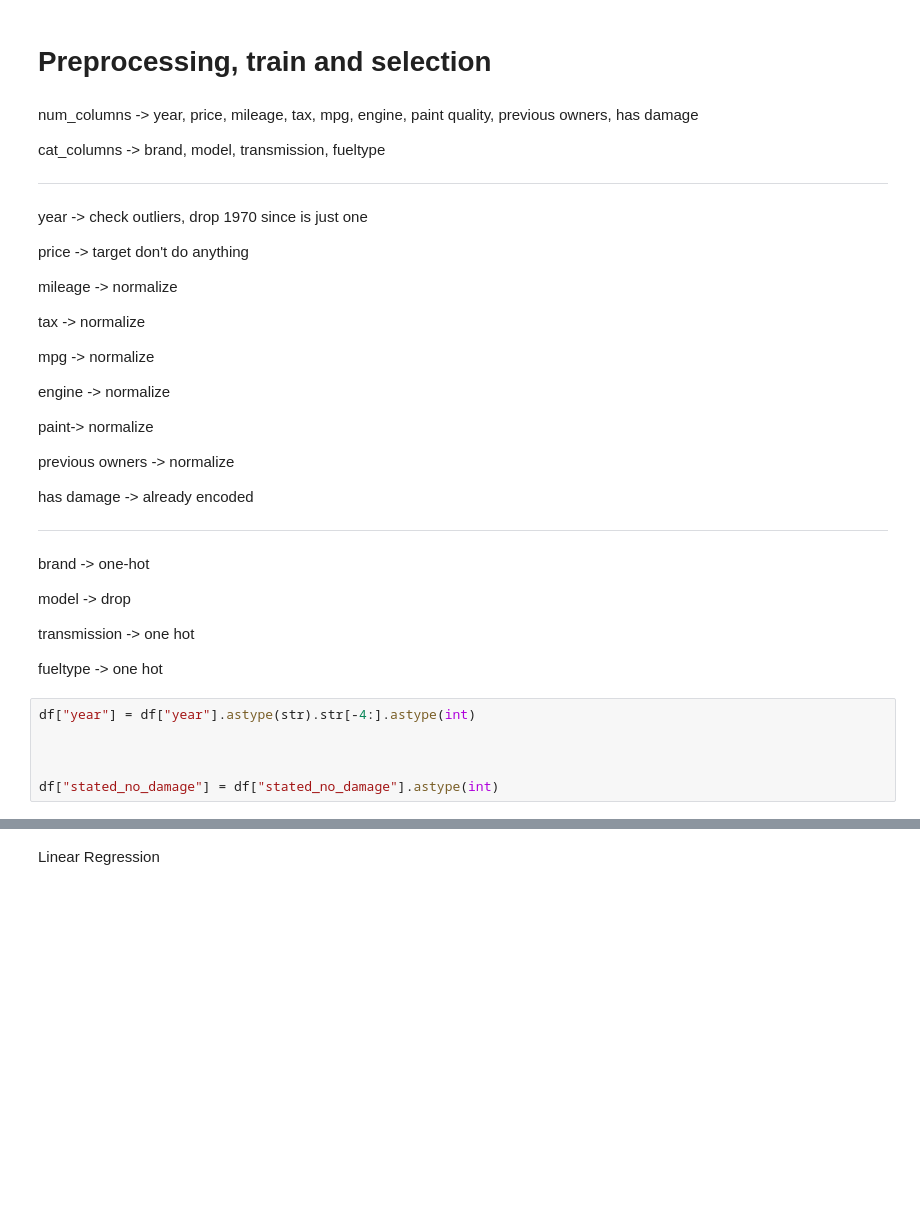
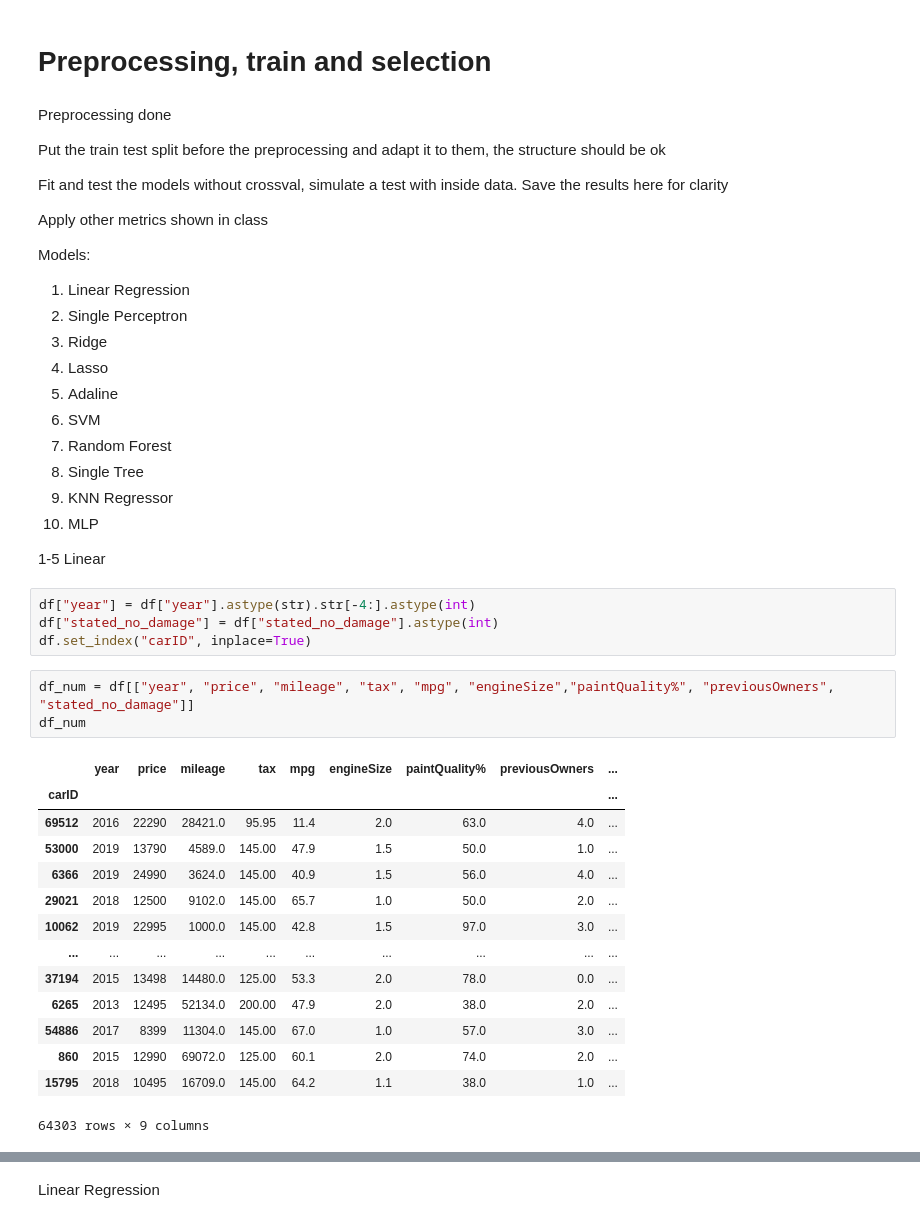
Before and after one commit to LiberoBiagi/ML_Nova_IMS_25-26, a Jupyter notebook: code.ipynb, the cells around one changed output, grey strips where cells are left out. Drawn from its saved outputs; the diff is of its cells as text; blank space fills up the shorter version.

Commit message:
preprocessing created

```diff
--- a/code.ipynb
+++ b/code.ipynb
@@ -406,42 +408,48 @@ dtype: int64
 # %% [markdown]
 # Preprocessing, train and selection
 # %% [markdown]
-num_columns -> year, price, mileage, tax, mpg, engine, paint quality, previous owners, has damage
+Preprocessing done
 
-cat_columns -> brand, model, transmission, fueltype
+Put the train test split before the preprocessing and adapt it to them, the structure should be ok
 
------
+Fit and test the models without crossval, simulate a test with inside data. Save the results here for clarity
 
-year -> check outliers, drop 1970 since is just one
+Apply other metrics shown in class
 
-price -> target don't do anything
+Models:
 
-mileage -> normalize
+1. Linear Regression
+2. Single Perceptron
+3. Ridge
+4. Lasso
+5. Adaline
+6. SVM
+7. Random Forest
+8. Single Tree
+9. KNN Regressor
+10. MLP
 
-tax -> normalize
 
-mpg -> normalize
-
-engine -> normalize
-
-paint-> normalize
-
-previous owners -> normalize
-
-has damage -> already encoded
-
-******************************************************
-
-brand -> one-hot
-
-model -> drop
-
-transmission -> one hot
-
-fueltype -> one hot
+1-5 Linear
 # %%
 df["year"] = df["year"].astype(str).str[-4:].astype(int)
-
-
-
 df["stated_no_damage"] = df["stated_no_damage"].astype(int)
+df.set_index("carID", inplace=True)
+# %%
+df_num = df[["year", "price", "mileage", "tax", "mpg", "engineSize","paintQuality%", "previousOwners", "stated_no_damage"]]
+df_num
+# %% [output]
+|  | year | price | mileage | tax | mpg | engineSize | paintQuality% | previousOwners | ... |
+| carID |  |  |  |  |  |  |  |  | ... |
+| 69512 | 2016 | 22290 | 28421.0 | 95.95 | 11.4 | 2.0 | 63.0 | 4.0 | ... |
+| 53000 | 2019 | 13790 | 4589.0 | 145.00 | 47.9 | 1.5 | 50.0 | 1.0 | ... |
+| 6366 | 2019 | 24990 | 3624.0 | 145.00 | 40.9 | 1.5 | 56.0 | 4.0 | ... |
+| 29021 | 2018 | 12500 | 9102.0 | 145.00 | 65.7 | 1.0 | 50.0 | 2.0 | ... |
+| 10062 | 2019 | 22995 | 1000.0 | 145.00 | 42.8 | 1.5 | 97.0 | 3.0 | ... |
+| ... | ... | ... | ... | ... | ... | ... | ... | ... | ... |
+| 37194 | 2015 | 13498 | 14480.0 | 125.00 | 53.3 | 2.0 | 78.0 | 0.0 | ... |
+| 6265 | 2013 | 12495 | 52134.0 | 200.00 | 47.9 | 2.0 | 38.0 | 2.0 | ... |
+| 54886 | 2017 | 8399 | 11304.0 | 145.00 | 67.0 | 1.0 | 57.0 | 3.0 | ... |
+| 860 | 2015 | 12990 | 69072.0 | 125.00 | 60.1 | 2.0 | 74.0 | 2.0 | ... |
+| 15795 | 2018 | 10495 | 16709.0 | 145.00 | 64.2 | 1.1 | 38.0 | 1.0 | ... |
+64303 rows × 9 columns
```
Also changed, not shown: parts of 23 cells of this notebook.
